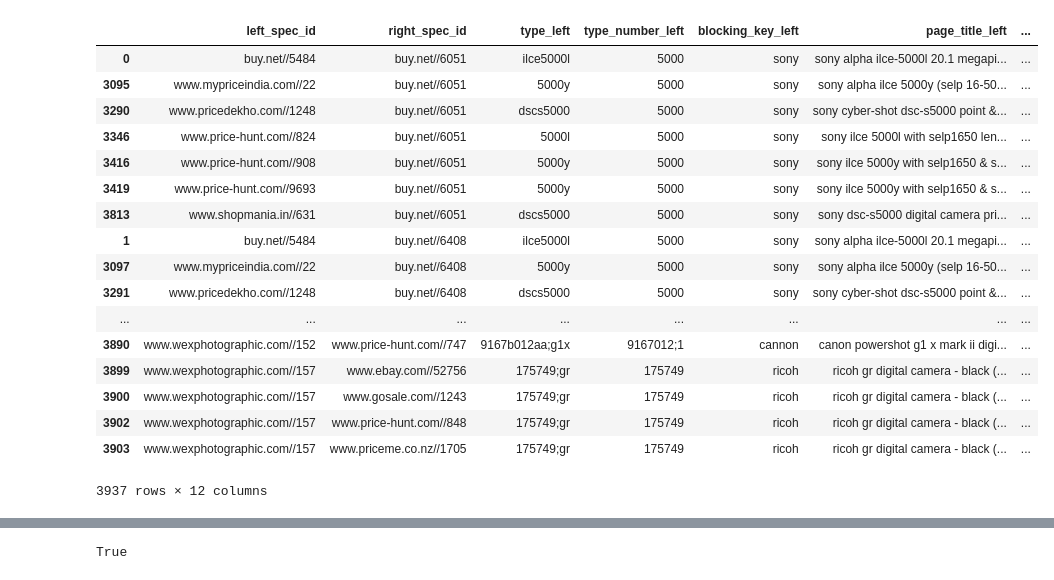
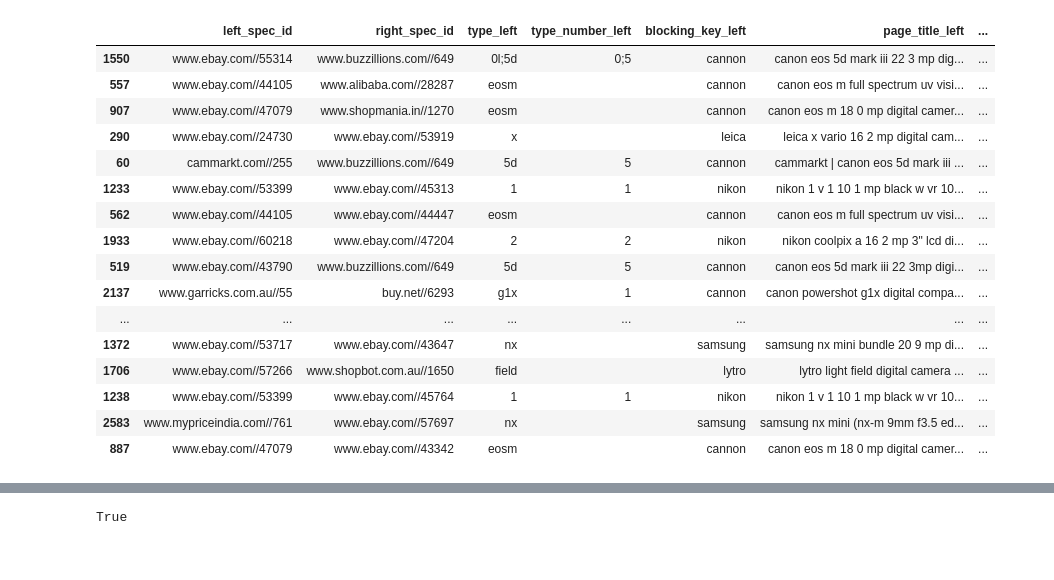
Before and after one commit to greatji/SigmodProgrammingContest2020_code, a Jupyter notebook: Model_1.ipynb, the cells around one changed output, grey strips where cells are left out. Drawn from its saved outputs; the diff is of its cells as text; code cells hidden in the pictures.

```diff
--- a/Model_1.ipynb
+++ b/Model_1.ipynb
@@ -546,23 +546,22 @@ xxxx.to_csv('/home/sunji/EM_sigmod/quickstart_package/candidate_pairs_with_key_t
 # %%
 structured_data = structured_data.set_index('spec_id')
 # %%
-xxxx#.sample(50)
+xxxx.sample(50)
 # %% [output]
 |  | left_spec_id | right_spec_id | type_left | type_number_left | blocking_key_left | page_title_left | ... |
-| 0 | buy.net//5484 | buy.net//6051 | ilce5000l | 5000 | sony | sony alpha ilce-5000l 20.1 megapi... | ... |
-| 3095 | www.mypriceindia.com//22 | buy.net//6051 | 5000y | 5000 | sony | sony alpha ilce 5000y (selp 16-50... | ... |
-| 3290 | www.pricedekho.com//1248 | buy.net//6051 | dscs5000 | 5000 | sony | sony cyber-shot dsc-s5000 point &... | ... |
-| 3346 | www.price-hunt.com//824 | buy.net//6051 | 5000l | 5000 | sony | sony ilce 5000l with selp1650 len... | ... |
-| 3416 | www.price-hunt.com//908 | buy.net//6051 | 5000y | 5000 | sony | sony ilce 5000y with selp1650 & s... | ... |
-| 3419 | www.price-hunt.com//9693 | buy.net//6051 | 5000y | 5000 | sony | sony ilce 5000y with selp1650 & s... | ... |
-| 3813 | www.shopmania.in//631 | buy.net//6051 | dscs5000 | 5000 | sony | sony dsc-s5000 digital camera pri... | ... |
-| 1 | buy.net//5484 | buy.net//6408 | ilce5000l | 5000 | sony | sony alpha ilce-5000l 20.1 megapi... | ... |
-| 3097 | www.mypriceindia.com//22 | buy.net//6408 | 5000y | 5000 | sony | sony alpha ilce 5000y (selp 16-50... | ... |
-| 3291 | www.pricedekho.com//1248 | buy.net//6408 | dscs5000 | 5000 | sony | sony cyber-shot dsc-s5000 point &... | ... |
+| 1550 | www.ebay.com//55314 | www.buzzillions.com//649 | 0l;5d | 0;5 | cannon | canon eos 5d mark iii 22 3 mp dig... | ... |
+| 557 | www.ebay.com//44105 | www.alibaba.com//28287 | eosm |  | cannon | canon eos m full spectrum uv visi... | ... |
+| 907 | www.ebay.com//47079 | www.shopmania.in//1270 | eosm |  | cannon | canon eos m 18 0 mp digital camer... | ... |
+| 290 | www.ebay.com//24730 | www.ebay.com//53919 | x |  | leica | leica x vario 16 2 mp digital cam... | ... |
+| 60 | cammarkt.com//255 | www.buzzillions.com//649 | 5d | 5 | cannon | cammarkt | canon eos 5d mark iii ... | ... |
+| 1233 | www.ebay.com//53399 | www.ebay.com//45313 | 1 | 1 | nikon | nikon 1 v 1 10 1 mp black w vr 10... | ... |
+| 562 | www.ebay.com//44105 | www.ebay.com//44447 | eosm |  | cannon | canon eos m full spectrum uv visi... | ... |
+| 1933 | www.ebay.com//60218 | www.ebay.com//47204 | 2 | 2 | nikon | nikon coolpix a 16 2 mp 3" lcd di... | ... |
+| 519 | www.ebay.com//43790 | www.buzzillions.com//649 | 5d | 5 | cannon | canon eos 5d mark iii 22 3mp digi... | ... |
+| 2137 | www.garricks.com.au//55 | buy.net//6293 | g1x | 1 | cannon | canon powershot g1x digital compa... | ... |
 | ... | ... | ... | ... | ... | ... | ... | ... |
-| 3890 | www.wexphotographic.com//152 | www.price-hunt.com//747 | 9167b012aa;g1x | 9167012;1 | cannon | canon powershot g1 x mark ii digi... | ... |
-| 3899 | www.wexphotographic.com//157 | www.ebay.com//52756 | 175749;gr | 175749 | ricoh | ricoh gr digital camera - black (... | ... |
-| 3900 | www.wexphotographic.com//157 | www.gosale.com//1243 | 175749;gr | 175749 | ricoh | ricoh gr digital camera - black (... | ... |
-| 3902 | www.wexphotographic.com//157 | www.price-hunt.com//848 | 175749;gr | 175749 | ricoh | ricoh gr digital camera - black (... | ... |
-| 3903 | www.wexphotographic.com//157 | www.priceme.co.nz//1705 | 175749;gr | 175749 | ricoh | ricoh gr digital camera - black (... | ... |
+| 1372 | www.ebay.com//53717 | www.ebay.com//43647 | nx |  | samsung | samsung nx mini bundle 20 9 mp di... | ... |
+| 1706 | www.ebay.com//57266 | www.shopbot.com.au//1650 | field |  | lytro | lytro light field digital camera ... | ... |
+| 1238 | www.ebay.com//53399 | www.ebay.com//45764 | 1 | 1 | nikon | nikon 1 v 1 10 1 mp black w vr 10... | ... |
+| 2583 | www.mypriceindia.com//761 | www.ebay.com//57697 | nx |  | samsung | samsung nx mini (nx-m 9mm f3.5 ed... | ... |
+| 887 | www.ebay.com//47079 | www.ebay.com//43342 | eosm |  | cannon | canon eos m 18 0 mp digital camer... | ... |
-3937 rows × 12 columns
```
Also changed, not shown: parts of 3 cells of this notebook, 1 other file.
